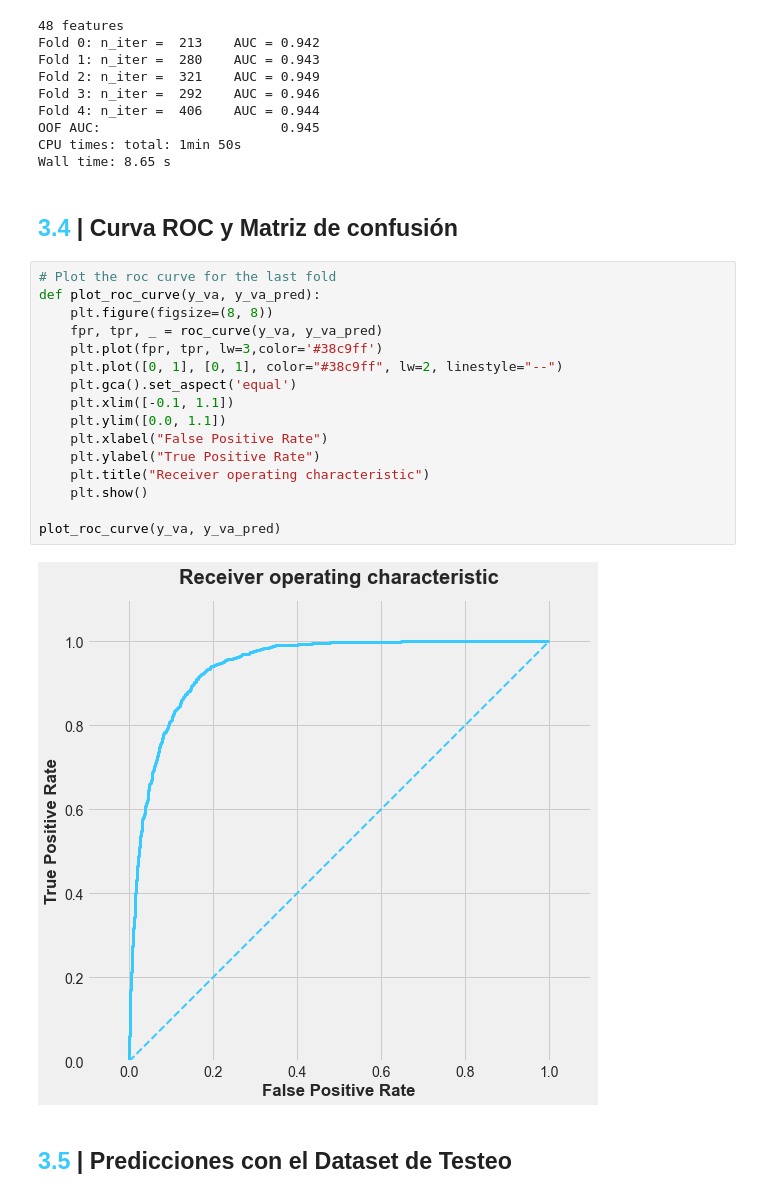
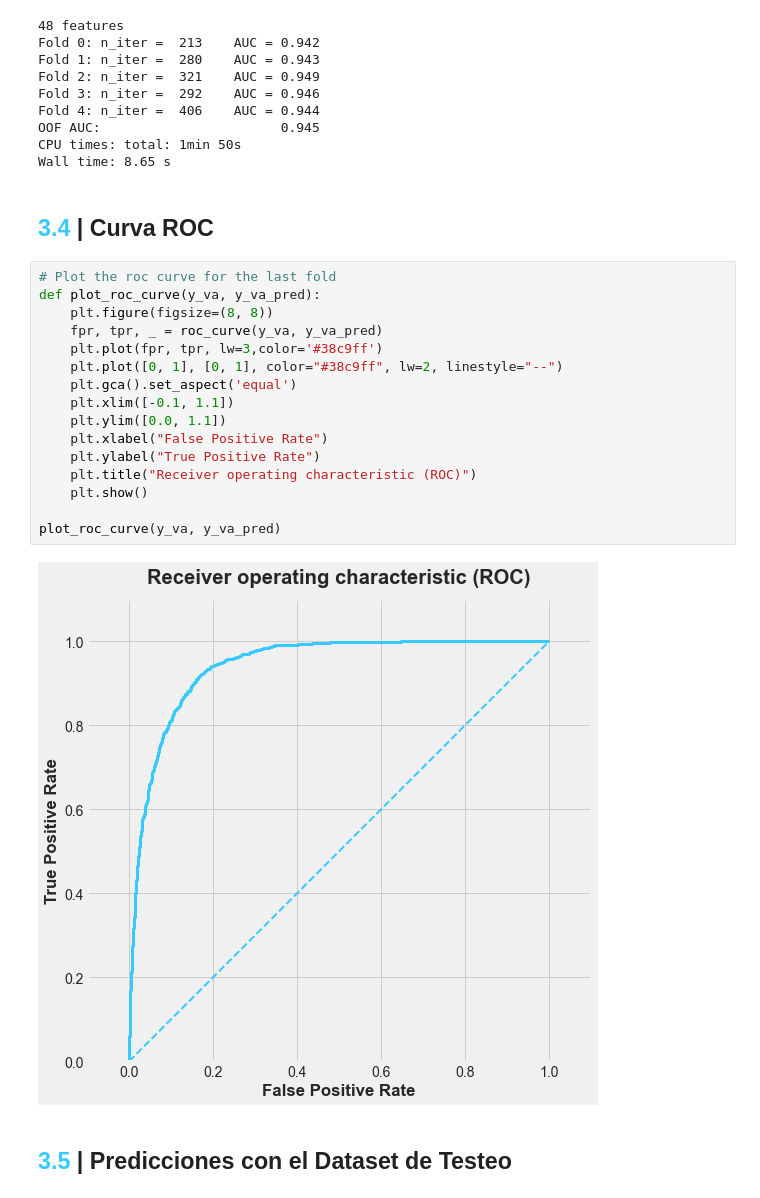
Before and after one commit to rdurango92/sensores, a Jupyter notebook: Sensores.ipynb, the cells around one changed output. Saved outputs shown, nothing was run; the diff lists cells and outputs as text.

```diff
--- a/Sensores.ipynb
+++ b/Sensores.ipynb
@@ -664,25 +664,25 @@ OOF AUC:                       0.945
 CPU times: total: 1min 50s
 Wall time: 8.65 s
 # %% [markdown]
-## <b><span style='color:#38c9ff'>3.4</span> | Curva ROC y Matriz de confusión </b>
+## <b><span style='color:#38c9ff'>3.4</span> | Curva ROC</b>
 # %%
 # Plot the roc curve for the last fold
 def plot_roc_curve(y_va, y_va_pred):
     plt.figure(figsize=(8, 8))
     fpr, tpr, _ = roc_curve(y_va, y_va_pred)
     plt.plot(fpr, tpr, lw=3,color='#38c9ff')
     plt.plot([0, 1], [0, 1], color="#38c9ff", lw=2, linestyle="--")
     plt.gca().set_aspect('equal')
     plt.xlim([-0.1, 1.1])
     plt.ylim([0.0, 1.1])
     plt.xlabel("False Positive Rate")
     plt.ylabel("True Positive Rate")
-    plt.title("Receiver operating characteristic")
+    plt.title("Receiver operating characteristic (ROC)")
     plt.show()
 
 plot_roc_curve(y_va, y_va_pred)
 # %% [output]
-[figure, old version]
+[figure, new version]
 # %% [markdown]
 ## <b><span style='color:#38c9ff'>3.5</span> | Predicciones con el Dataset de Testeo</b>
 # %%
```
Also changed, not shown: parts of 1 cell of this notebook.
